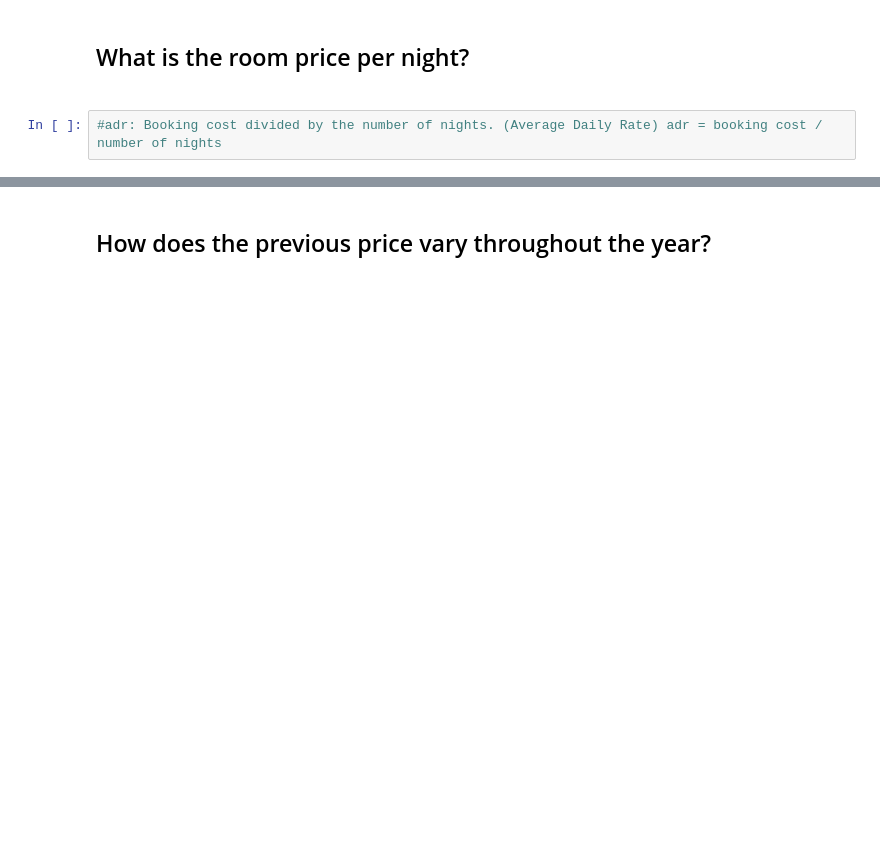
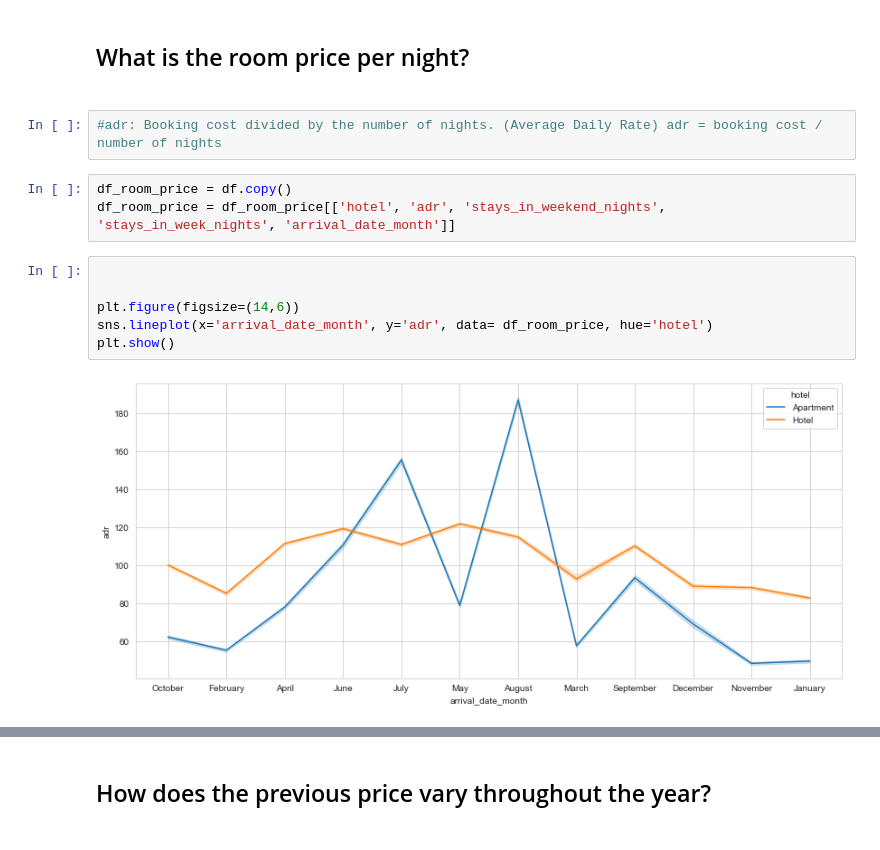
Before and after one commit to Nourfdss/stayforlong_test, a Jupyter notebook: test.ipynb, the cells around one changed output, grey strips where cells are left out. Cells and saved outputs as stored; diff of their text form; blank space fills up the shorter version.

```diff
--- a/test.ipynb
+++ b/test.ipynb
@@ -149,6 +149,17 @@ df.head()
 <h2>What is the room price per night?<h2>
 # %%
 #adr: Booking cost divided by the number of nights. (Average Daily Rate) adr = booking cost / number of nights
+# %%
+df_room_price = df.copy()
+df_room_price = df_room_price[['hotel', 'adr', 'stays_in_weekend_nights', 'stays_in_week_nights', 'arrival_date_month']]
+# %%
+
+
+plt.figure(figsize=(14,6))
+sns.lineplot(x='arrival_date_month', y='adr', data= df_room_price, hue='hotel')
+plt.show()
+# %% [output]
+[figure, added]
 # %%
 #df_room_price_per_night = df[df['adr' , 'stays_in_weekend_nights']]
 
```
Also changed, not shown: parts of 3 cells of this notebook.
